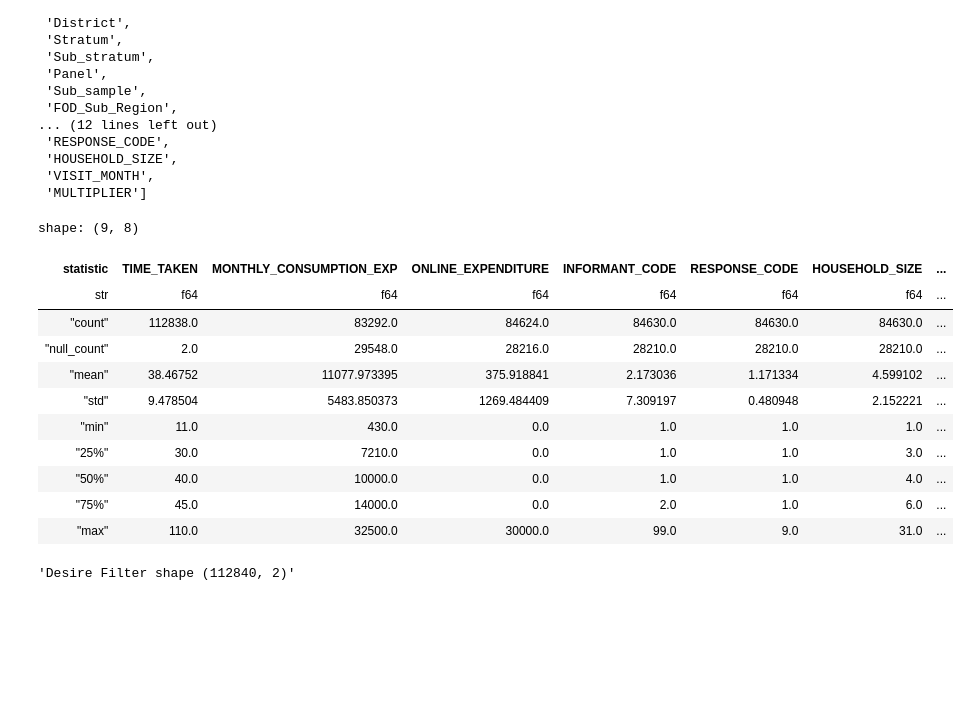
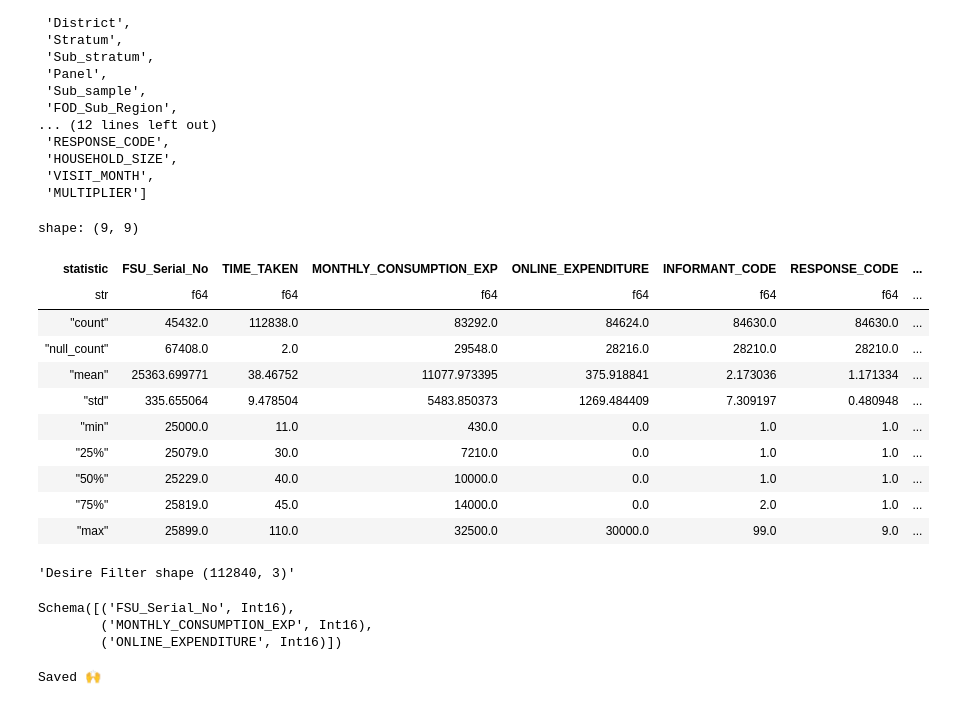
Before and after one commit to Rudra-G-23/rural-financial-inclusion-govt-scheme-recommendation, a Jupyter notebook: parquet-data/lev-15/notebooks/lev-15-03-feature-selection-data-cleaning.ipynb, the cells around one changed output. Saved outputs shown, nothing was run; the diff lists cells and outputs as text; code cells hidden in the pictures; blank space fills up the shorter version.

```diff
--- a/parquet-data/lev-15/notebooks/lev-15-03-feature-selection-data-cleaning.ipynb
+++ b/parquet-data/lev-15/notebooks/lev-15-03-feature-selection-data-cleaning.ipynb
@@ -65,28 +65,29 @@ pdf.columns
  'VISIT_MONTH',
  'MULTIPLIER']
 # %%
-pdf[[ 'TIME_TAKEN',
+pdf[['FSU_Serial_No',
+    'TIME_TAKEN',
  'MONTHLY_CONSUMPTION_EXP',
  'ONLINE_EXPENDITURE',
  'INFORMANT_CODE',
  'RESPONSE_CODE',
  'HOUSEHOLD_SIZE',
  'VISIT_MONTH',]].describe()
 # %% [output]
-shape: (9, 8)
+shape: (9, 9)
-| statistic | TIME_TAKEN | MONTHLY_CONSUMPTION_EXP | ONLINE_EXPENDITURE | INFORMANT_CODE | RESPONSE_CODE | HOUSEHOLD_SIZE | ... |
+| statistic | FSU_Serial_No | TIME_TAKEN | MONTHLY_CONSUMPTION_EXP | ONLINE_EXPENDITURE | INFORMANT_CODE | RESPONSE_CODE | ... |
 | str | f64 | f64 | f64 | f64 | f64 | f64 | ... |
-| "count" | 112838.0 | 83292.0 | 84624.0 | 84630.0 | 84630.0 | 84630.0 | ... |
-| "null_count" | 2.0 | 29548.0 | 28216.0 | 28210.0 | 28210.0 | 28210.0 | ... |
-| "mean" | 38.46752 | 11077.973395 | 375.918841 | 2.173036 | 1.171334 | 4.599102 | ... |
-| "std" | 9.478504 | 5483.850373 | 1269.484409 | 7.309197 | 0.480948 | 2.152221 | ... |
-| "min" | 11.0 | 430.0 | 0.0 | 1.0 | 1.0 | 1.0 | ... |
-| "25%" | 30.0 | 7210.0 | 0.0 | 1.0 | 1.0 | 3.0 | ... |
-| "50%" | 40.0 | 10000.0 | 0.0 | 1.0 | 1.0 | 4.0 | ... |
-| "75%" | 45.0 | 14000.0 | 0.0 | 2.0 | 1.0 | 6.0 | ... |
-| "max" | 110.0 | 32500.0 | 30000.0 | 99.0 | 9.0 | 31.0 | ... |
+| "count" | 45432.0 | 112838.0 | 83292.0 | 84624.0 | 84630.0 | 84630.0 | ... |
+| "null_count" | 67408.0 | 2.0 | 29548.0 | 28216.0 | 28210.0 | 28210.0 | ... |
+| "mean" | 25363.699771 | 38.46752 | 11077.973395 | 375.918841 | 2.173036 | 1.171334 | ... |
+| "std" | 335.655064 | 9.478504 | 5483.850373 | 1269.484409 | 7.309197 | 0.480948 | ... |
+| "min" | 25000.0 | 11.0 | 430.0 | 0.0 | 1.0 | 1.0 | ... |
+| "25%" | 25079.0 | 30.0 | 7210.0 | 0.0 | 1.0 | 1.0 | ... |
+| "50%" | 25229.0 | 40.0 | 10000.0 | 0.0 | 1.0 | 1.0 | ... |
+| "75%" | 25819.0 | 45.0 | 14000.0 | 0.0 | 2.0 | 1.0 | ... |
+| "max" | 25899.0 | 110.0 | 32500.0 | 30000.0 | 99.0 | 9.0 | ... |
 # %%
-cols = [
+cols = ['FSU_Serial_No',
  'MONTHLY_CONSUMPTION_EXP',
  'ONLINE_EXPENDITURE',]
 
@@ -94,10 +95,25 @@ pdf = pdf[cols]
 
 display(f"Desire Filter shape {pdf.shape}")
 # %% [output]
-'Desire Filter shape (112840, 2)'
+'Desire Filter shape (112840, 3)'
 # %%
 colors = ['#cb17eb','#A4EB17', '#17EBC8', '#EB173A', '#ffde59']
 plt.rcParams['axes.prop_cycle'] = plt.cycler(color=colors)
 
 palette = ['#cb17eb','#A4EB17', '#17EBC8', '#EB173A', '#ffde59', '#ccff33', '#ff36ab', '#e0fbfc', '#3772ff', '#45062e']
 sns.set_palette(palette)
+# %%
+pdf = pdf.with_columns(
+    [pl.col(col).cast(pl.Int16, strict=False) for col in cols]
+)
+pdf.schema
+# %% [output]
+Schema([('FSU_Serial_No', Int16),
+        ('MONTHLY_CONSUMPTION_EXP', Int16),
+        ('ONLINE_EXPENDITURE', Int16)])
+# %%
+pdf.write_csv(r"C:\Users\Rudra\Desktop\rural-financial-inclusion-govt-scheme-recommendation\parquet-data\lev-15\data2\lev_15_mp_clean.csv")
+pdf.write_parquet(r"C:\Users\Rudra\Desktop\rural-financial-inclusion-govt-scheme-recommendation\parquet-data\lev-15\data2\lev_15_mp_clean.parquet", compression="zstd")
+print('Saved 🙌')
+# %% [output]
+Saved 🙌
```
Also changed, not shown: 5 other files.
